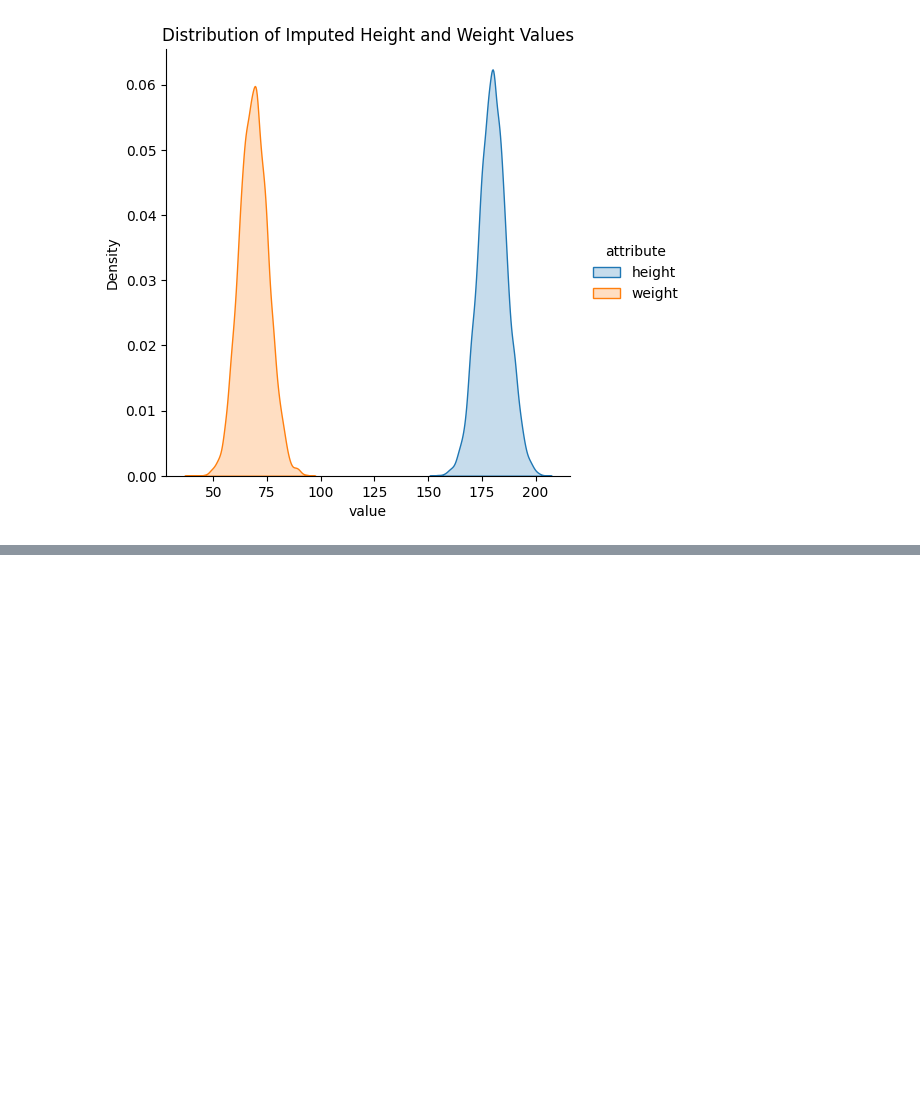
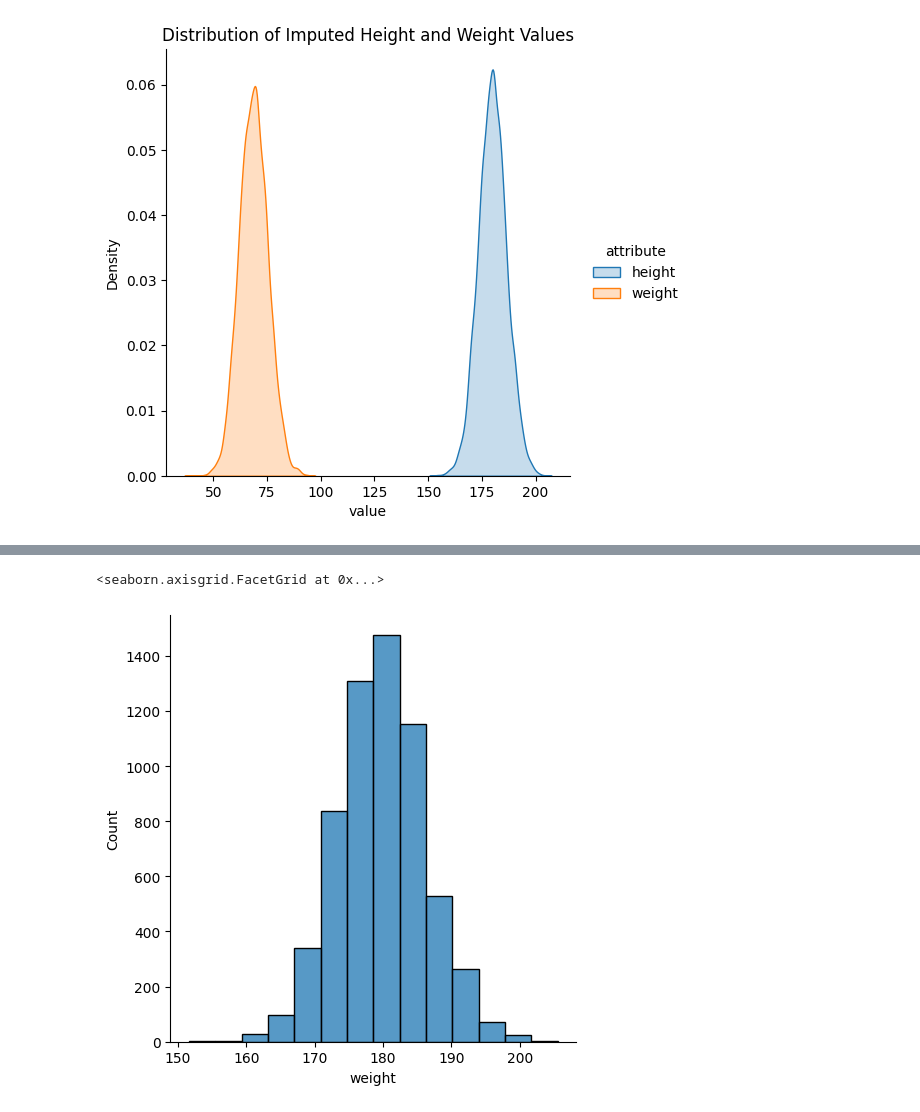
Before and after one commit to Dylan-Nico/Data-Mining-Cyclist-data, a Jupyter notebook: dylan.ipynb, the cells around one changed output, grey strips where cells are left out. Drawn from its saved outputs; the diff is of its cells as text; code cells hidden in the pictures; blank space fills up the shorter version.

Commit message:
continue imputing missing values

```diff
--- a/dylan.ipynb
+++ b/dylan.ipynb
@@ -529,0 +548,31 @@ seaborn.displot(df_imputed,
+# %%
+df_cyclists_impute_scaling = df_cyclists[['height', 'weight']].copy()
+
+print("Shape of original DataFrame:", df_cyclists.shape)
+print("Shape of imputed DataFrame:", df_cyclists_impute_scaling.shape)
+
+# Normalize/Scale
+scaler = StandardScaler()
+df_cyclists_impute_scaling[['weight', 'height']] = scaler.fit_transform(df_cyclists_impute_scaling[['weight', 'height']])
+
+iterative_imputer = IterativeImputer(
+    estimator=BayesianRidge(),
+    random_state=0,
+    max_iter=100,
+    sample_posterior=True
+)
+
+# Fit the imputer and transform the DataFrame
+imputed_values = iterative_imputer.fit_transform(df_cyclists_impute_scaling)
+# Create a new DataFrame with the imputed values
+df_imputed_scaling = pd.DataFrame(imputed_values, columns=df_cyclists_impute_scaling.columns)
+
+# revert scaling
+df_imputed_scaling = pd.DataFrame(
+    scaler.inverse_transform(df_imputed_scaling),
+    columns=df_imputed_scaling.columns
+)
+
+# Display the original and imputed DataFrames
+#print("Original DataFrame:\n", df_cyclists_impute_scaling)
+print("\nImputed DataFrame:\n", df_imputed_scaling)
@@ -529,0 +598,10 @@ seaborn.displot(df_imputed,
+# %%
+# review distribution of weight --> GOOD
+seaborn.displot(df_imputed_scaling,
+                x="weight",
+                kind="hist",
+                row_order="desc",
+                bins=14)
+# %% [output]
+<seaborn.axisgrid.FacetGrid at 0x...>
+[figure, added]
```
Also changed, not shown: parts of 14 cells of this notebook.
